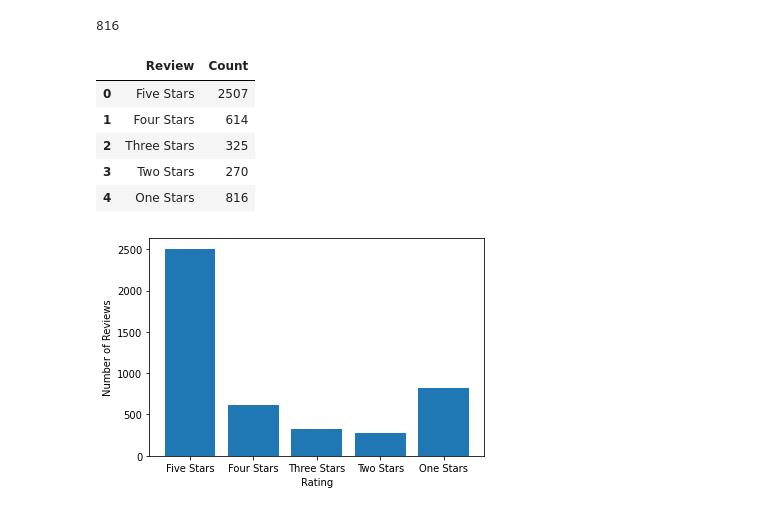
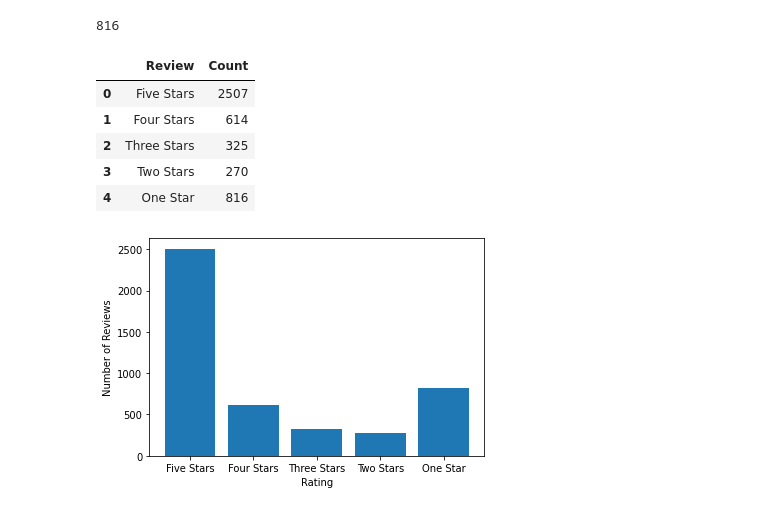
Before and after one commit to NinaQuik/Amazon_Vine_Analysis, a Jupyter notebook: Vine_Review_Analysis.ipynb, the cells around one changed output. Drawn from its saved outputs; the diff is of its cells as text; code cells hidden in the pictures.

```diff
--- a/Vine_Review_Analysis.ipynb
+++ b/Vine_Review_Analysis.ipynb
@@ -224,17 +224,17 @@ one_star
 # %% [output]
 816
 # %%
-star_data = [["Five Stars",five_stars], ["Four Stars", four_stars], ["Three Stars", three_stars], ["Two Stars",two_stars], ["One Stars",one_star]]
+star_data = [["Five Stars",five_stars], ["Four Stars", four_stars], ["Three Stars", three_stars], ["Two Stars",two_stars], ["One Star",one_star]]
 star_df = pd.DataFrame(star_data)
 star_df.columns = ["Review", "Count"]
 star_df.head()
 # %% [output]
 |  | Review | Count |
 | 0 | Five Stars | 2507 |
 | 1 | Four Stars | 614 |
 | 2 | Three Stars | 325 |
 | 3 | Two Stars | 270 |
-| 4 | One Stars | 816 |
+| 4 | One Star | 816 |
 # %%
 %matplotlib inline
 import matplotlib.pyplot as plt
@@ -243,4 +243,4 @@ plt.ylabel("Number of Reviews")
 plt.xlabel("Rating")
 plt.show()
 # %% [output]
-[figure, old version]
+[figure, new version]
```
Also changed, not shown: 1 other file.
